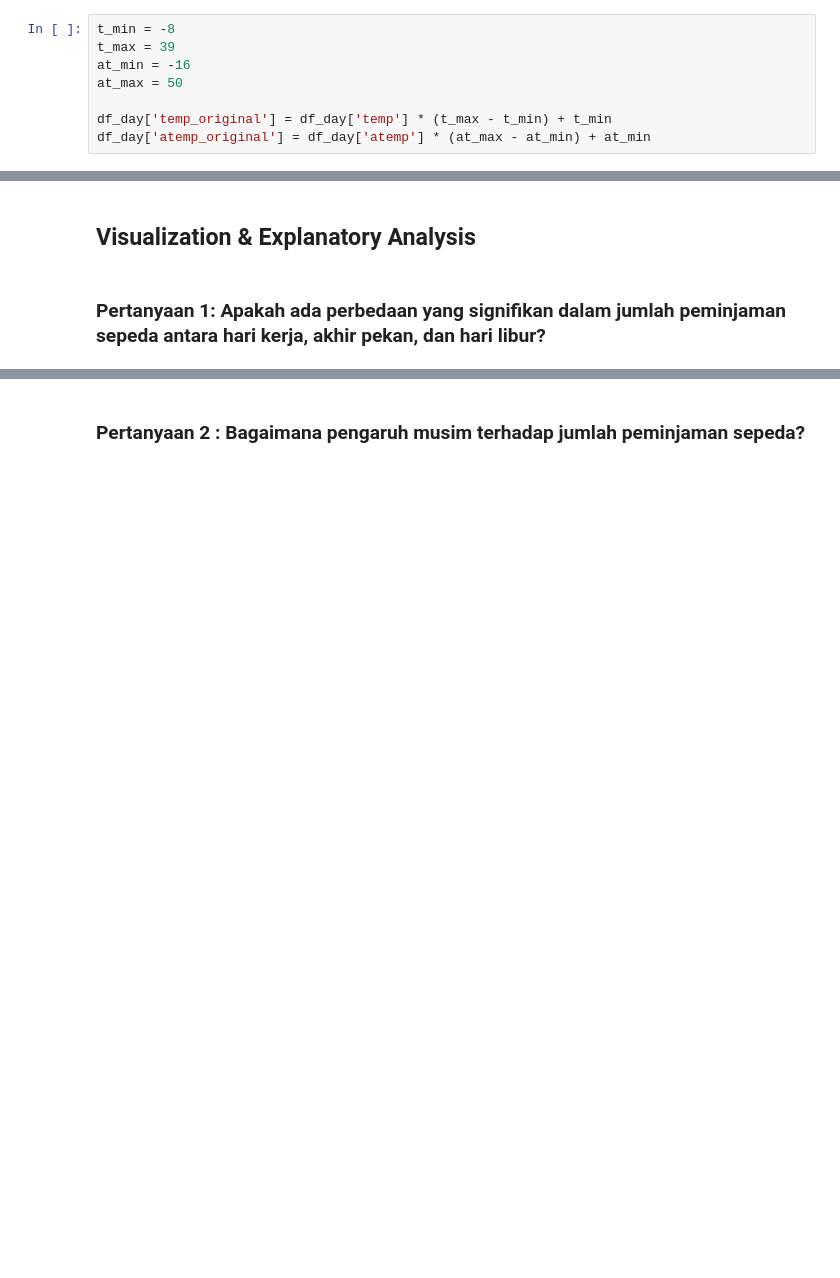
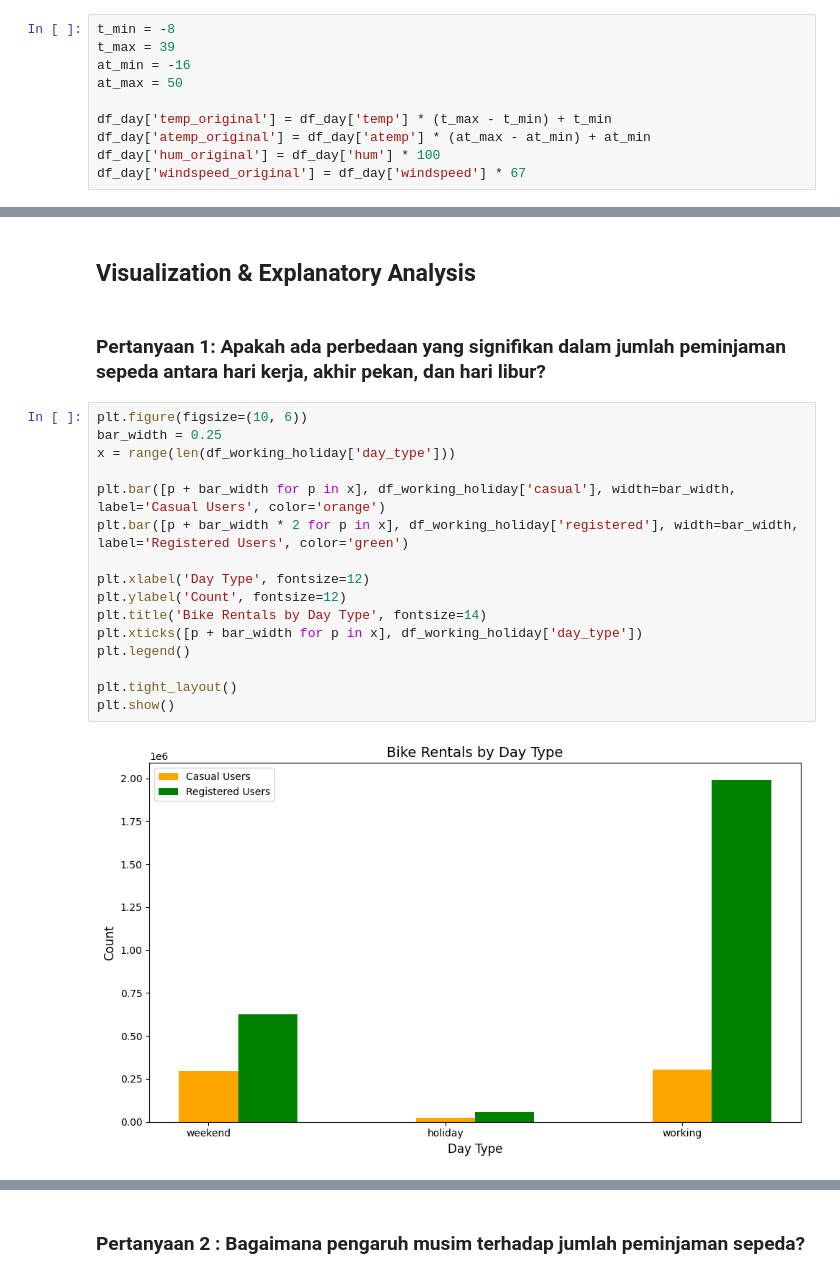
Before and after one commit to mausneg/Bike-Sharing-Analysis, a Jupyter notebook: notebook.ipynb, the cells around one changed output, grey strips where cells are left out. Cells and saved outputs as stored; diff of their text form; blank space fills up the shorter version.

Commit message:
add data visualization and analisis lanjutan

```diff
--- a/notebook.ipynb
+++ b/notebook.ipynb
@@ -175,6 +176,8 @@ at_max = 50
 
 df_day['temp_original'] = df_day['temp'] * (t_max - t_min) + t_min
 df_day['atemp_original'] = df_day['atemp'] * (at_max - at_min) + at_min
+df_day['hum_original'] = df_day['hum'] * 100
+df_day['windspeed_original'] = df_day['windspeed'] * 67
 # %% [markdown]
 #### Data Hour
 # %% [markdown]
@@ -338,3 +343,21 @@ Dari output di atas sudah terlihat bagaimana distribusi peminjaman sepeda berdas
 ## Visualization & Explanatory Analysis
 # %% [markdown]
 ### Pertanyaan 1: Apakah ada perbedaan yang signifikan dalam jumlah peminjaman sepeda antara hari kerja, akhir pekan, dan hari libur?
+# %%
+plt.figure(figsize=(10, 6))
+bar_width = 0.25
+x = range(len(df_working_holiday['day_type']))
+
+plt.bar([p + bar_width for p in x], df_working_holiday['casual'], width=bar_width, label='Casual Users', color='orange')
+plt.bar([p + bar_width * 2 for p in x], df_working_holiday['registered'], width=bar_width, label='Registered Users', color='green')
+
+plt.xlabel('Day Type', fontsize=12)
+plt.ylabel('Count', fontsize=12)
+plt.title('Bike Rentals by Day Type', fontsize=14)
+plt.xticks([p + bar_width for p in x], df_working_holiday['day_type'])
+plt.legend()
+
+plt.tight_layout()
+plt.show()
+# %% [output]
+[figure, added]
```
Also changed, not shown: parts of 25 cells of this notebook.
